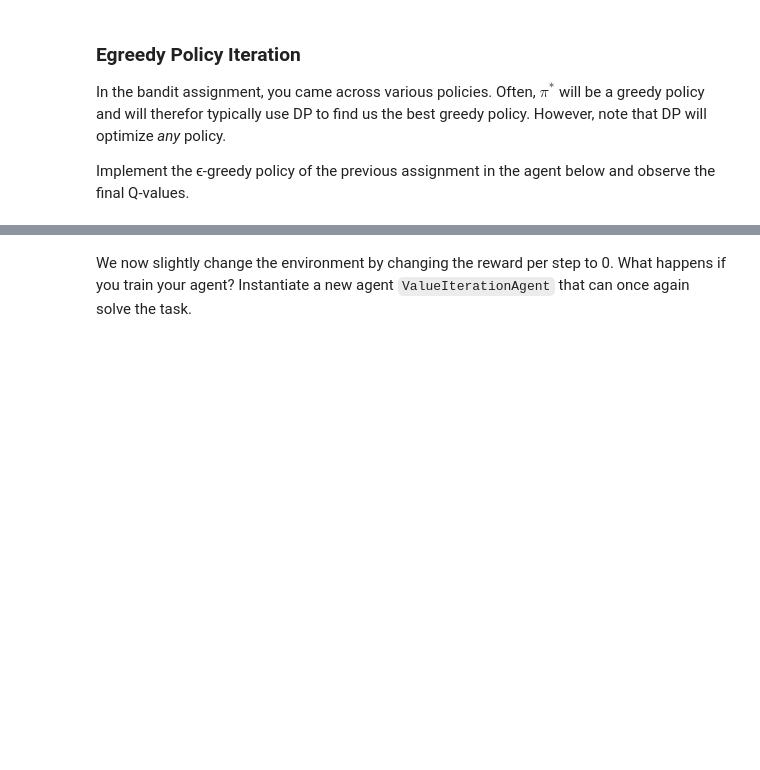
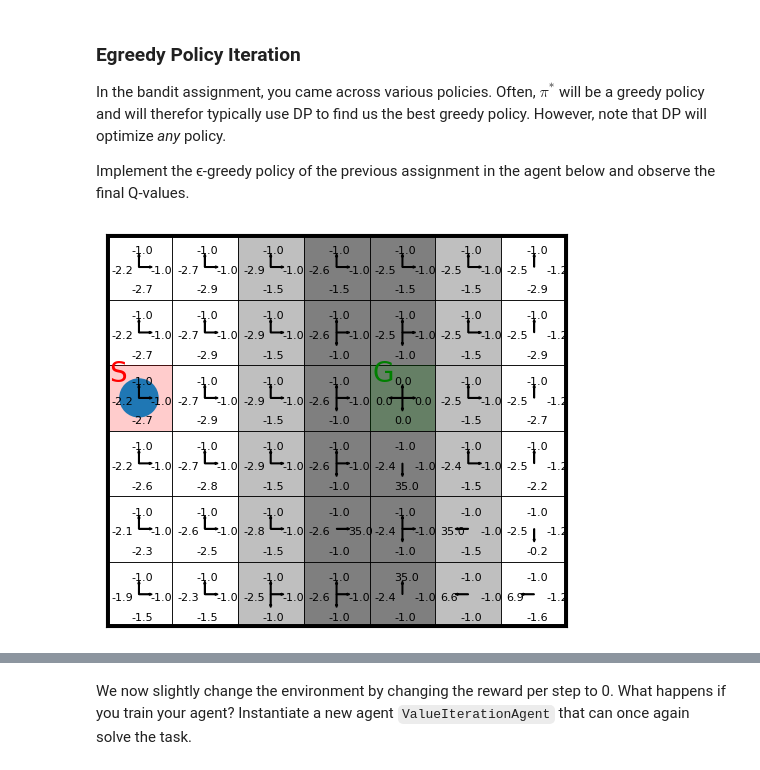
Before and after one commit to RyanRamdhan/RL_Assignment1, a Jupyter notebook: RL_Bachelor_Assignment_1B.ipynb, the cells around one changed output, grey strips where cells are left out. Drawn from its saved outputs; the diff is of its cells as text; code cells hidden in the pictures; blank space fills up the shorter version.

Commit message:
implemented epsilon greedy 1b

```diff
--- a/RL_Bachelor_Assignment_1B.ipynb
+++ b/RL_Bachelor_Assignment_1B.ipynb
@@ -430,18 +441,26 @@ Implement the ϵ-greedy policy of the previous assignment in the agent below and
 # %%
 class EgreedyPolicyIterationAgent(PolicyIterationAgent):
     def update_policy(self):
         epsilon = 0.25
-        raise NotImplementedError("Implement an update to the egreedy policy")
+        if np.random.rand() < epsilon:
+            # Randomly select an action
+            action = np.random.randint(self.n_actions)
+        else:
+            # Pick the action which has the highest estimated reward
+            action = np.argmax(self.Q)
+        return action
 
 env = StochasticWindyGridworld()
 agent = EgreedyPolicyIterationAgent(
     n_states=env.n_states,
     n_actions=env.n_actions,
     transition_model=env.p_sas,
     reward_model=env.r_sas
 )
 agent.train(verbose=0, eval_iterations=1)
 env.render(Q_sa=agent.Q, plot_optimal_policy=True)
+# %% [output]
+[figure, added]
 # %% [markdown]
 ## Value Iteration
 
```
Also changed, not shown: parts of 3 cells of this notebook.
